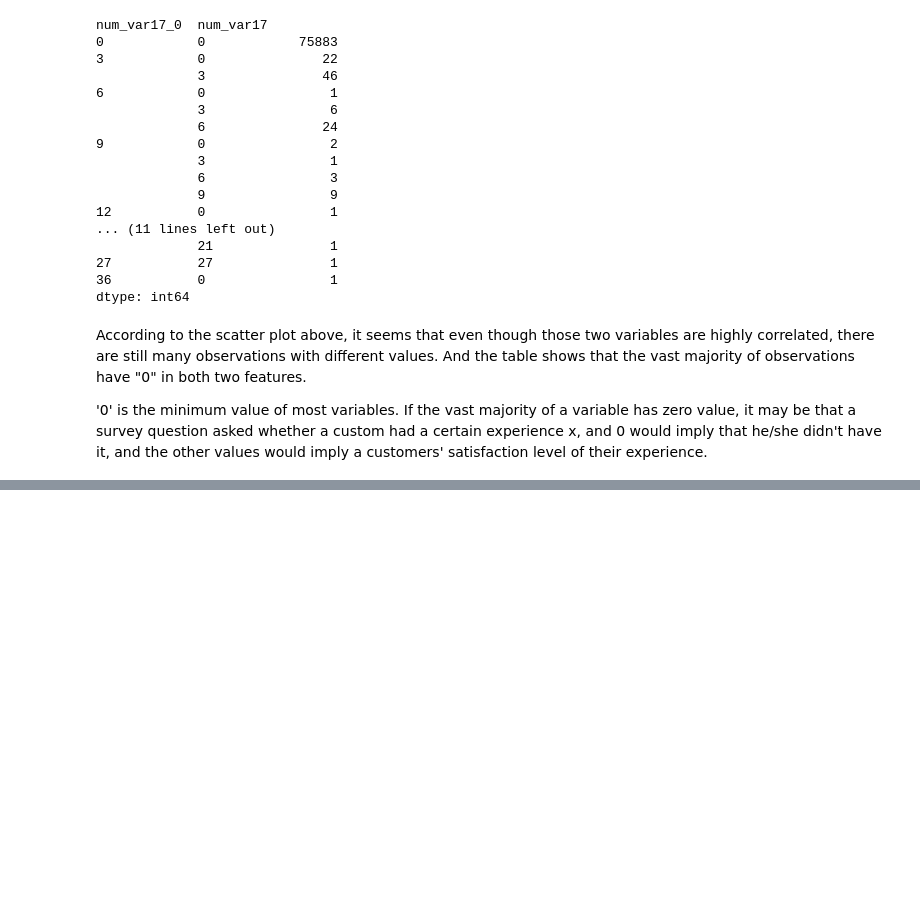
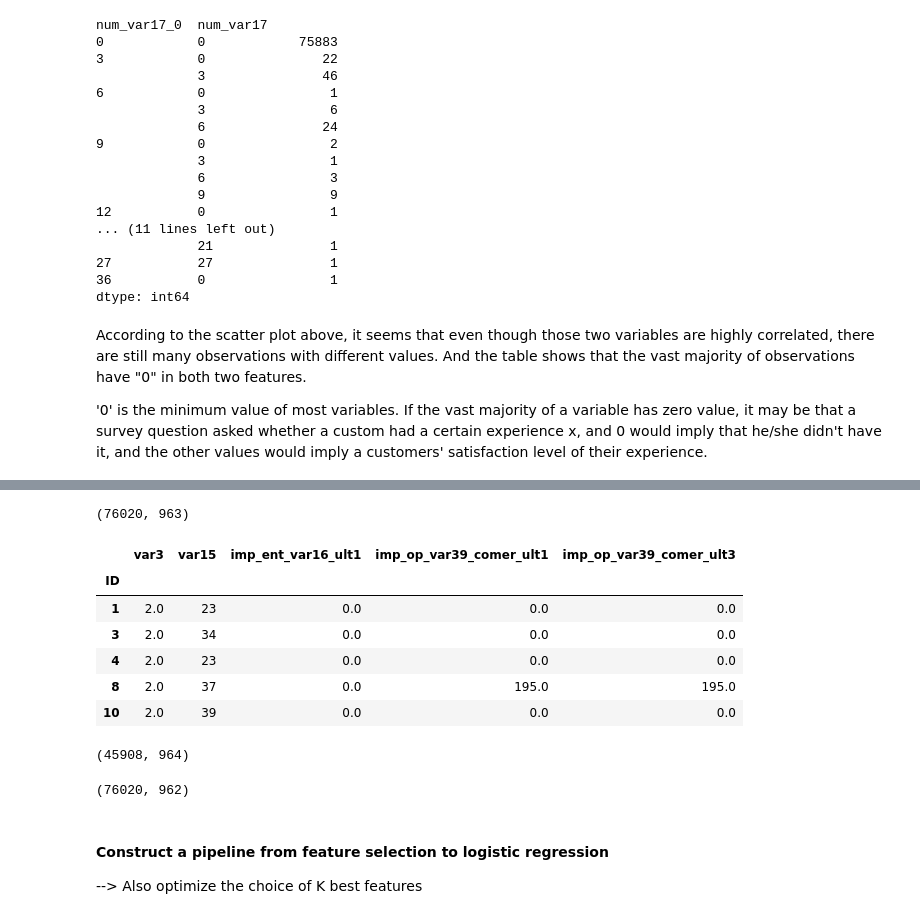
Before and after one commit to jeanzhaoyi/Capstone_2, a Jupyter notebook: Santander_data_exploration.ipynb, the cells around one changed output, grey strips where cells are left out. Drawn from its saved outputs; the diff is of its cells as text; code cells hidden in the pictures; blank space fills up the shorter version.

```diff
--- a/Santander_data_exploration.ipynb
+++ b/Santander_data_exploration.ipynb
@@ -289,0 +469,27 @@ Name: min, dtype: float64
+# %%
+import statsmodels as sm
+muted = pd.read_csv('/Users/yizhao/Documents/Second_capstone/muted_data.csv')
+# %%
+print(muted.shape)
+muted.iloc[:5,:5]
+# %% [output]
+(76020, 963)
+|  | var3 | var15 | imp_ent_var16_ult1 | imp_op_var39_comer_ult1 | imp_op_var39_comer_ult3 |
+| ID |  |  |  |  |  |
+| 1 | 2.0 | 23 | 0.0 | 0.0 | 0.0 |
+| 3 | 2.0 | 34 | 0.0 | 0.0 | 0.0 |
+| 4 | 2.0 | 23 | 0.0 | 0.0 | 0.0 |
+| 8 | 2.0 | 37 | 0.0 | 195.0 | 195.0 |
+| 10 | 2.0 | 39 | 0.0 | 0.0 | 0.0 |
+# %%
+no_null = muted.dropna()
+
+print(no_null.shape)
+# %% [output]
+(45908, 964)
+# %%
+less_ft = muted.dropna(axis=1)
+
+print(less_ft.shape)
+# %% [output]
+(76020, 962)
@@ -289,0 +508,3 @@ Name: min, dtype: float64
+# %% [markdown]
+#### Construct a pipeline from feature selection to logistic regression
+--> Also optimize the choice of K best features
```
Also changed, not shown: parts of 36 cells of this notebook.
